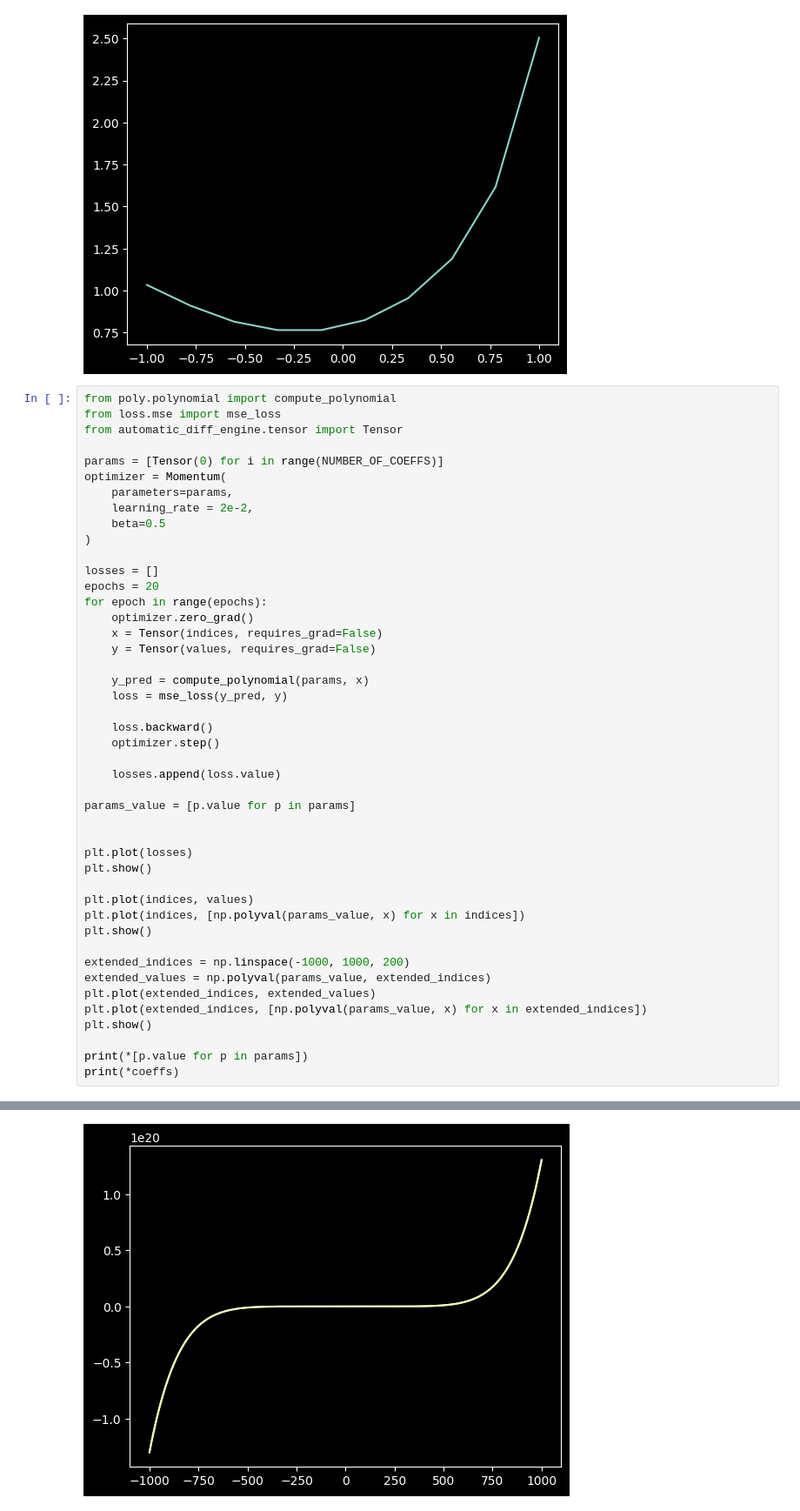
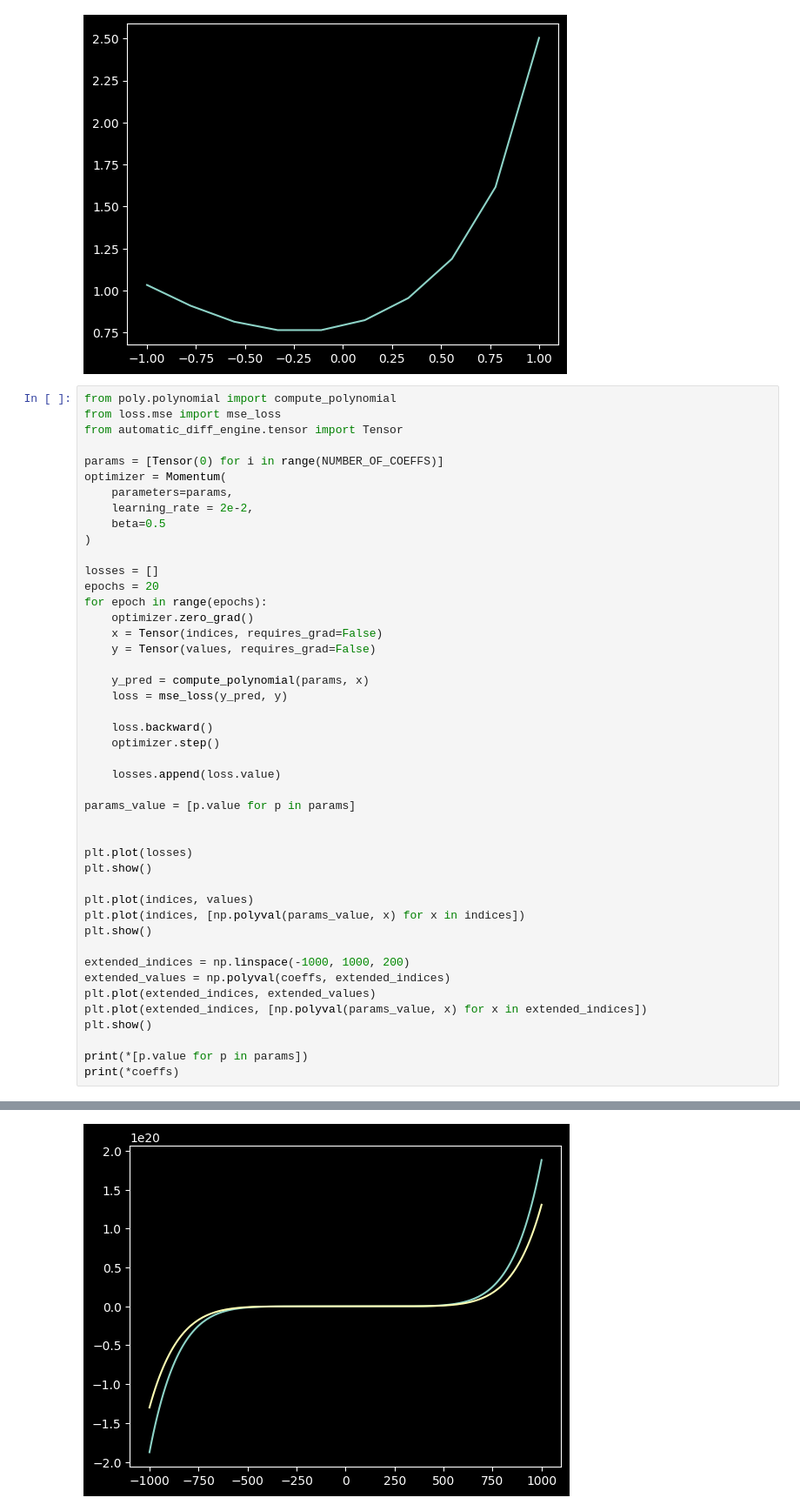
Before and after one commit to EduardDumitrescul/machine-learning-from-scratch, a Jupyter notebook: src/experiments/momentum.ipynb, the cells around one changed output, grey strips where cells are left out. Shown at 87% size. Saved outputs shown, nothing was run; the diff lists cells and outputs as text.

```diff
--- a/src/experiments/momentum.ipynb
+++ b/src/experiments/momentum.ipynb
@@ -41,34 +41,34 @@ for epoch in range(epochs):
     y = Tensor(values, requires_grad=False)
 
     y_pred = compute_polynomial(params, x)
     loss = mse_loss(y_pred, y)
 
     loss.backward()
     optimizer.step()
 
     losses.append(loss.value)
 
 params_value = [p.value for p in params]
 
 
 plt.plot(losses)
 plt.show()
 
 plt.plot(indices, values)
 plt.plot(indices, [np.polyval(params_value, x) for x in indices])
 plt.show()
 
 extended_indices = np.linspace(-1000, 1000, 200)
-extended_values = np.polyval(params_value, extended_indices)
+extended_values = np.polyval(coeffs, extended_indices)
 plt.plot(extended_indices, extended_values)
 plt.plot(extended_indices, [np.polyval(params_value, x) for x in extended_indices])
 plt.show()
 
 print(*[p.value for p in params])
 print(*coeffs)
 # %% [output]
 [figure]
 [figure]
-[figure, old version]
+[figure, new version]
 [0.13037476] [0.2635215] [0.13833562] [0.29845977] [0.15387429] [0.38095225] [0.19049047] [0.74508803]
 0.18783606450906487 0.2751064095412433 0.09689482501678048 0.050743891103225414 0.18652658400305644 0.6568578605862408 0.2641827350757465 0.7859647855430236
```
Also changed, not shown: 3 other files.
